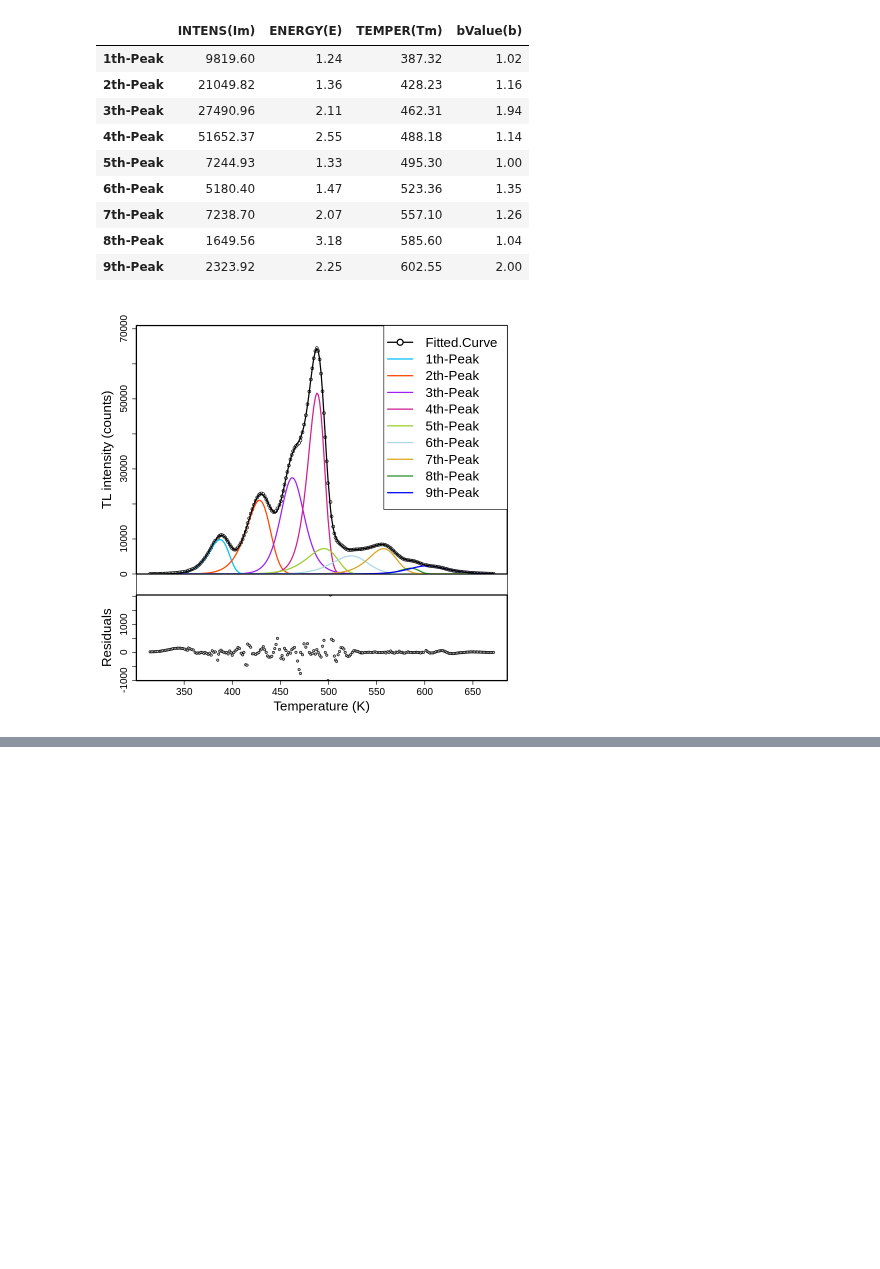
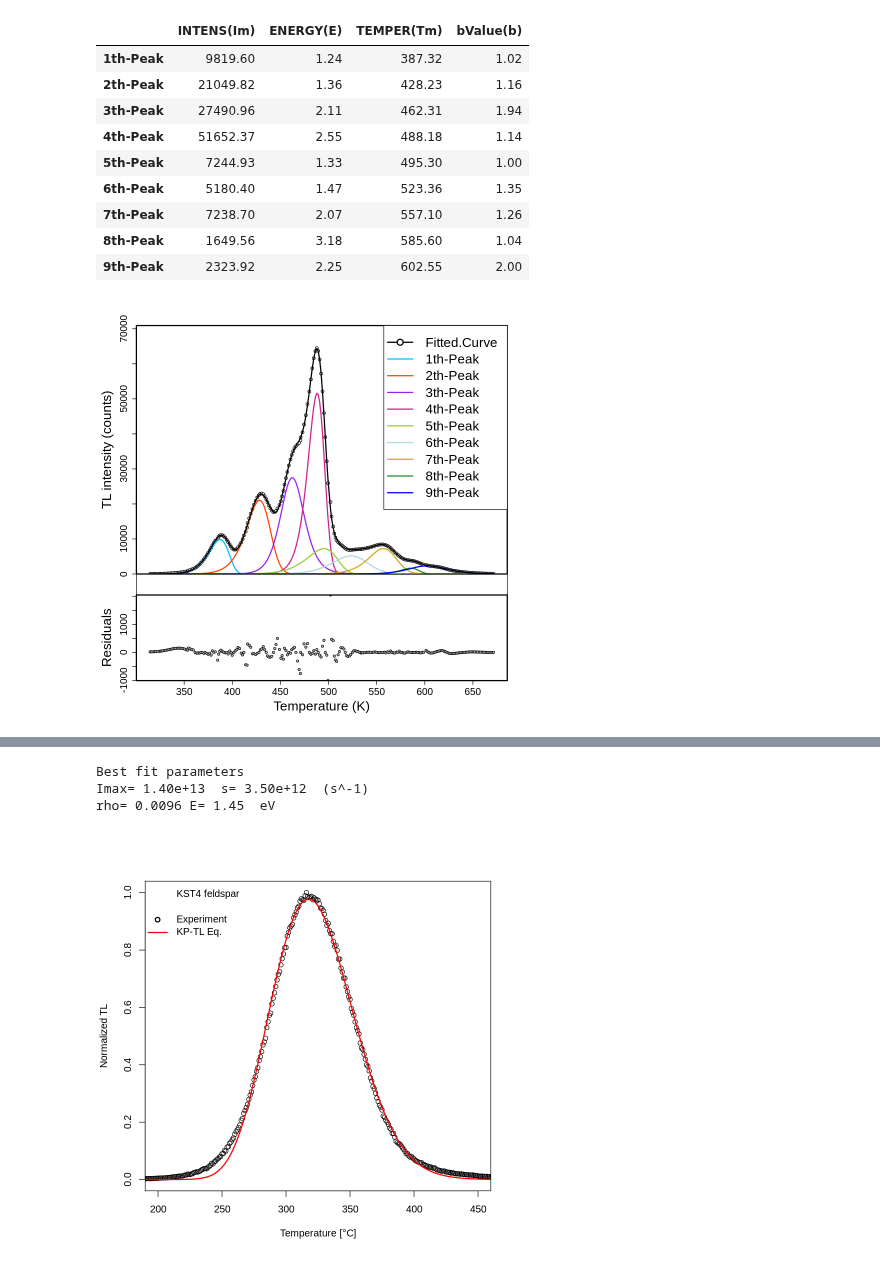
Before and after one commit to vpagonis/EURADOS-2023, a Jupyter notebook: Code_2_12.ipynb, the cells around one changed output, grey strips where cells are left out. Drawn from its saved outputs; the diff is of its cells as text; code cells hidden in the pictures; blank space fills up the shorter version.

```diff
--- a/Code_2_12.ipynb
+++ b/Code_2_12.ipynb
@@ -210,0 +258,74 @@ A matrix: 9 × 4 of type dbl
+# %%
+## Least squares fit to TL using the KP-TL eqt (TLT model)-
+
+rm(list = ls(all=T))
+options(warn=-1)
+# install R packages for fitting data
+install.packages('minpack.lm')
+install.packages('expint')
+
+library("minpack.lm")
+library(expint)
+
+# Load the data
+filename <- "https://github.com/vpagonis/EURADOS-2023/raw/main/ph300s0.asc"
+mydata <-read.table(url(filename))
+
+t<-as.numeric(gsub(",", ".", gsub("\\.", "", mydata[,1])))
+y<-as.numeric(gsub(",", ".", gsub("\\.", "", mydata[,3])))
+
+# normalize the data
+y<-y/max(y)
+
+# plot the data
+mydata<-data.frame(t,y)
+plot(t,y,xlab="Temperature [\u00B0C]",ylab="Normalized TL",
+col="black",pch=1,xlim=c(200,450))
+
+# Boltzmann constant
+kB<-8.617e-5
+z<-1.8
+fit_data <-mydata
+
+# Thermal activation energy (eV)
+En<-1.45
+T<-t+273
+
+# find best fit to fit_data using starting values
+# Imax=1e12, s=1e11, rho=.009
+
+fit <- minpack.lm::nlsLM(
+ formula=y~imax* exp(-rho*( (log(1+z*s*kB*((T**2.0)/
+abs(En))*exp(-En/(kB*T))*(1-2*kB*T/En)))**3.0))*
+(En**2.0-6*(kB**2.0)*(T**2.0))*( (log(1+z*s*kB*((T**2.0)/
+abs(En))*exp(-En/(kB*T))*(1-2*kB*T/En)))**2.0)/
+(En*kB*s*(T**2)*z-2*(kB**2.0)*s*z*(T**3.0)+exp(En/(kB*T))*En),
+  data = fit_data,
+start = list(imax=1e12,s=1e11,rho=.009),upper=c(1e20,1e13,.02),
+ lower=c(1e11,1e11,.008))
+
+# Obtain parameters from best fit
+imax_fit <- coef(fit)[1]
+s_fit <- coef(fit)[2]
+rho_fit <- coef(fit)[3]
+En_fit <- En
+
+## plot analytical solution
+lines(
+x = t,imax_fit* exp(-rho_fit*( (log(1+z*s_fit*kB*((T**2.0)/
+abs(En_fit))*exp(-En_fit/(kB*T))*(1-2*kB*T/En_fit)))**3.0))*
+(En_fit**2.0-6*(kB**2.0)*(T**2.0))*((log(1+z*s_fit*kB*((T**2.0)/
+abs(En_fit))*exp(-En_fit/(kB*T))*(1-2*kB*T/En_fit)))**2.0)/
+(En_fit*kB*s_fit*(T**2)*z-2*(kB**2.0)*s_fit*z*(T**3.0)+
+exp(En_fit/(kB*T))*En_fit),col="red",lwd=2)
+legend("topleft",bty="n", pch=c(NA,NA,1,NA),lwd=2,
+lty=c(NA,NA,NA,"solid"),
+c(expression('KST4 feldspar',' ',
+'Experiment','KP-TL Eq.')),col=c(NA,NA,"black","red"))
+
+## print results
+cat("\nBest fit parameters"," ")
+cat("\nImax=", formatC(imax_fit, format = "e", digits = 2),
+" s=",formatC(s_fit, format = "e", digits = 2)," (s^-1) ")
+cat("\nrho=",round(rho_fit,digits=4),sep=" ","E=",En_fit," eV")
+# %% [output]
@@ -210,0 +337,4 @@ A matrix: 9 × 4 of type dbl
+Best fit parameters
+Imax= 1.40e+13  s= 3.50e+12  (s^-1)
+rho= 0.0096 E= 1.45  eV
+[figure, added]
```
Also changed, not shown: parts of 2 cells of this notebook.
